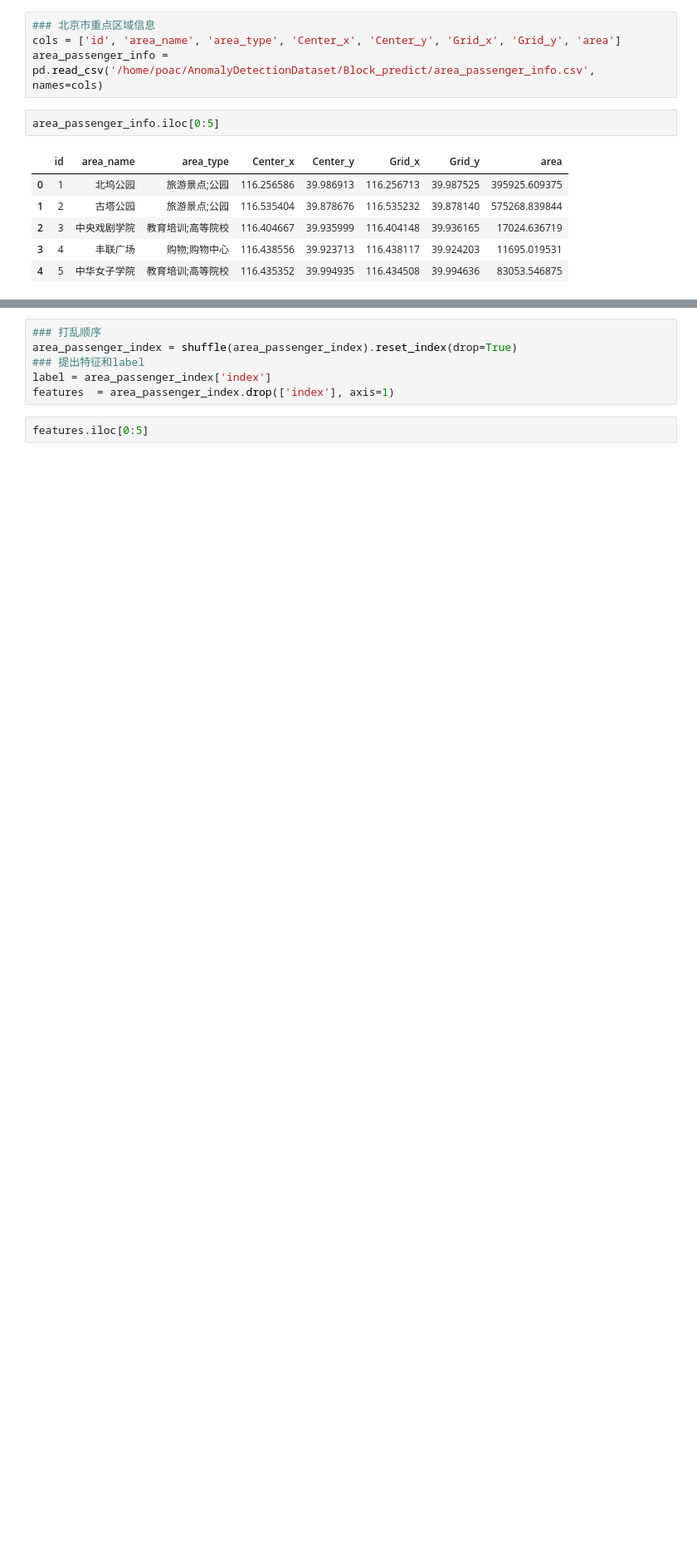
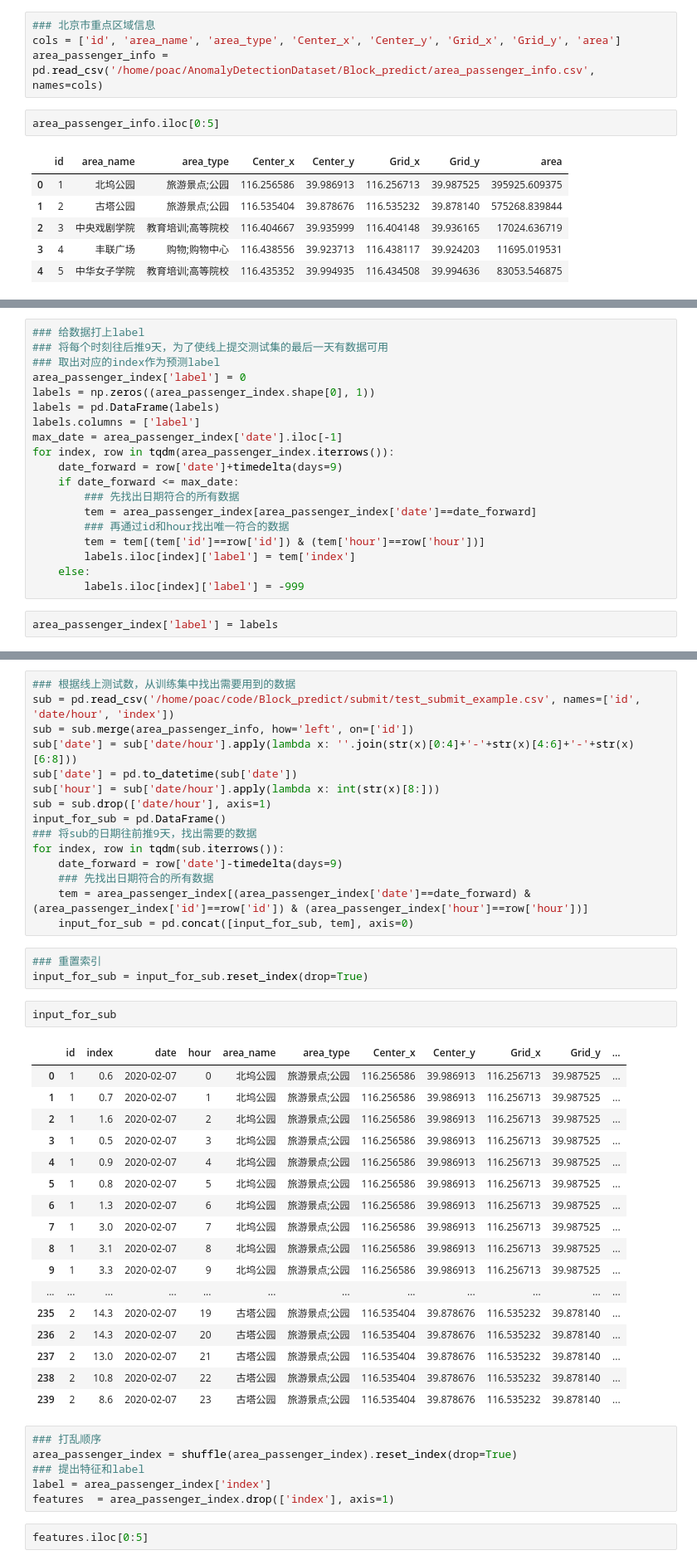
Before and after one commit to LiangHaoran/Block_predict, a Jupyter notebook: jupyter/preprocess.ipynb, the cells around one changed output, grey strips where cells are left out. Shown at 83% size. Cells and saved outputs as stored; diff of their text form; blank space fills up the shorter version.

```diff
--- a/jupyter/preprocess.ipynb
+++ b/jupyter/preprocess.ipynb
@@ -104,0 +131,21 @@ area_passenger_index[['Center_x', 'Center_y', 'Grid_x', 'Grid_y', 'area']] = sc.
+# %%
+### 给数据打上label
+### 将每个时刻往后推9天，为了使线上提交测试集的最后一天有数据可用
+### 取出对应的index作为预测label
+area_passenger_index['label'] = 0
+labels = np.zeros((area_passenger_index.shape[0], 1))
+labels = pd.DataFrame(labels)
+labels.columns = ['label']
+max_date = area_passenger_index['date'].iloc[-1]
+for index, row in tqdm(area_passenger_index.iterrows()):
+    date_forward = row['date']+timedelta(days=9)
+    if date_forward <= max_date:
+        ### 先找出日期符合的所有数据
+        tem = area_passenger_index[area_passenger_index['date']==date_forward]
+        ### 再通过id和hour找出唯一符合的数据
+        tem = tem[(tem['id']==row['id']) & (tem['hour']==row['hour'])]
+        labels.iloc[index]['label'] = tem['index']
+    else:
+        labels.iloc[index]['label'] = -999
+# %%
+area_passenger_index['label'] = labels
@@ -105,3 +171,41 @@ area_passenger_index[['Center_x', 'Center_y', 'Grid_x', 'Grid_y', 'area']] = sc.
+# %%
+### 根据线上测试数，从训练集中找出需要用到的数据
+sub = pd.read_csv('/home/poac/code/Block_predict/submit/test_submit_example.csv', names=['id', 'date/hour', 'index'])
+sub = sub.merge(area_passenger_info, how='left', on=['id'])
+sub['date'] = sub['date/hour'].apply(lambda x: ''.join(str(x)[0:4]+'-'+str(x)[4:6]+'-'+str(x)[6:8]))
+sub['date'] = pd.to_datetime(sub['date'])
+sub['hour'] = sub['date/hour'].apply(lambda x: int(str(x)[8:]))
+sub = sub.drop(['date/hour'], axis=1)
+input_for_sub = pd.DataFrame()
+### 将sub的日期往前推9天，找出需要的数据
+for index, row in tqdm(sub.iterrows()):
+    date_forward = row['date']-timedelta(days=9)
+    ### 先找出日期符合的所有数据
+    tem = area_passenger_index[(area_passenger_index['date']==date_forward) & (area_passenger_index['id']==row['id']) & (area_passenger_index['hour']==row['hour'])]
+    input_for_sub = pd.concat([input_for_sub, tem], axis=0)
+# %%
+### 重置索引
+input_for_sub = input_for_sub.reset_index(drop=True)
+# %%
+input_for_sub
+# %% [output]
+|  | id | index | date | hour | area_name | area_type | Center_x | Center_y | Grid_x | Grid_y | ... |
+| 0 | 1 | 0.6 | 2020-02-07 | 0 | 北坞公园 | 旅游景点;公园 | 116.256586 | 39.986913 | 116.256713 | 39.987525 | ... |
+| 1 | 1 | 0.7 | 2020-02-07 | 1 | 北坞公园 | 旅游景点;公园 | 116.256586 | 39.986913 | 116.256713 | 39.987525 | ... |
+| 2 | 1 | 1.6 | 2020-02-07 | 2 | 北坞公园 | 旅游景点;公园 | 116.256586 | 39.986913 | 116.256713 | 39.987525 | ... |
+| 3 | 1 | 0.5 | 2020-02-07 | 3 | 北坞公园 | 旅游景点;公园 | 116.256586 | 39.986913 | 116.256713 | 39.987525 | ... |
+| 4 | 1 | 0.9 | 2020-02-07 | 4 | 北坞公园 | 旅游景点;公园 | 116.256586 | 39.986913 | 116.256713 | 39.987525 | ... |
+| 5 | 1 | 0.8 | 2020-02-07 | 5 | 北坞公园 | 旅游景点;公园 | 116.256586 | 39.986913 | 116.256713 | 39.987525 | ... |
+| 6 | 1 | 1.3 | 2020-02-07 | 6 | 北坞公园 | 旅游景点;公园 | 116.256586 | 39.986913 | 116.256713 | 39.987525 | ... |
+| 7 | 1 | 3.0 | 2020-02-07 | 7 | 北坞公园 | 旅游景点;公园 | 116.256586 | 39.986913 | 116.256713 | 39.987525 | ... |
+| 8 | 1 | 3.1 | 2020-02-07 | 8 | 北坞公园 | 旅游景点;公园 | 116.256586 | 39.986913 | 116.256713 | 39.987525 | ... |
+| 9 | 1 | 3.3 | 2020-02-07 | 9 | 北坞公园 | 旅游景点;公园 | 116.256586 | 39.986913 | 116.256713 | 39.987525 | ... |
+| ... | ... | ... | ... | ... | ... | ... | ... | ... | ... | ... | ... |
+| 235 | 2 | 14.3 | 2020-02-07 | 19 | 古塔公园 | 旅游景点;公园 | 116.535404 | 39.878676 | 116.535232 | 39.878140 | ... |
+| 236 | 2 | 14.3 | 2020-02-07 | 20 | 古塔公园 | 旅游景点;公园 | 116.535404 | 39.878676 | 116.535232 | 39.878140 | ... |
+| 237 | 2 | 13.0 | 2020-02-07 | 21 | 古塔公园 | 旅游景点;公园 | 116.535404 | 39.878676 | 116.535232 | 39.878140 | ... |
+| 238 | 2 | 10.8 | 2020-02-07 | 22 | 古塔公园 | 旅游景点;公园 | 116.535404 | 39.878676 | 116.535232 | 39.878140 | ... |
+| 239 | 2 | 8.6 | 2020-02-07 | 23 | 古塔公园 | 旅游景点;公园 | 116.535404 | 39.878676 | 116.535232 | 39.878140 | ... |
 # %%
 ### 打乱顺序
 area_passenger_index = shuffle(area_passenger_index).reset_index(drop=True)
```
Also changed, not shown: parts of 26 cells of this notebook, 2 other files.
